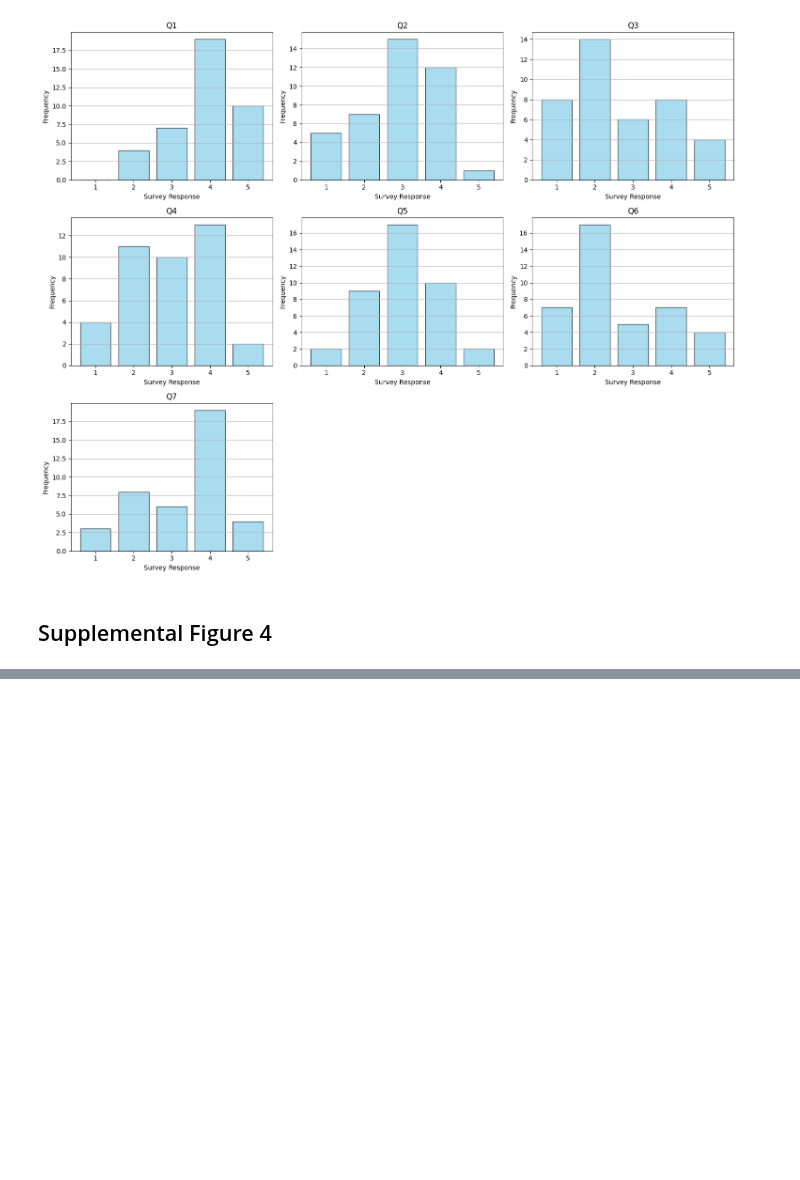
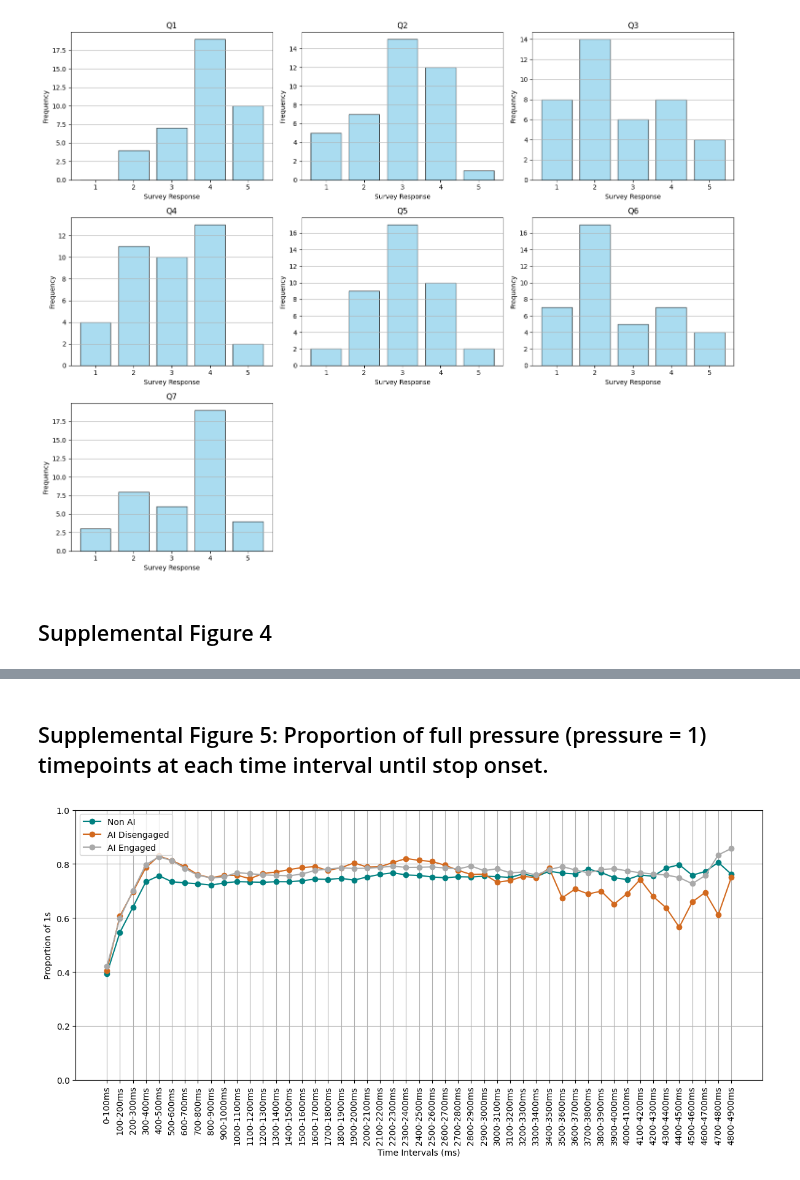
Before and after one commit to kriti-ach/SharedControlPaper, a Jupyter notebook: notebooks/08_generate_supplemental_figures.ipynb, the cells around one changed output, grey strips where cells are left out. Drawn from its saved outputs; the diff is of its cells as text; code cells hidden in the pictures; blank space fills up the shorter version.

```diff
--- a/notebooks/08_generate_supplemental_figures.ipynb
+++ b/notebooks/08_generate_supplemental_figures.ipynb
@@ -222,0 +225,20 @@ plt.show()
+# %% [markdown]
+## Supplemental Figure 5: Proportion of full pressure (pressure = 1)  timepoints at each time interval until stop onset.
+# %%
+plt.figure(figsize=(12, 6))
+plt.plot(non_ai_proportion_ones.loc['mean across all subjects'], label='Non AI', color='teal', marker='o')
+plt.plot(ai_disengaged_proportion_ones.loc['mean across all subjects'], label='AI Disengaged', color='chocolate', marker='o')
+plt.plot(ai_engaged_proportion_ones.loc['mean across all subjects'], label='AI Engaged', color='darkgray', marker='o')
+
+plt.xlabel('Time Intervals (ms)')
+plt.ylabel("Proportion of 1s")
+plt.xticks(rotation=90)
+plt.ylim(0, 1)
+plt.legend()
+plt.grid()
+plt.tight_layout()
+
+plt.savefig(f'{parent_directory}/figures/figureS5.png', dpi=300)
+plt.show()
+# %% [output]
+[figure, added]
```
Also changed, not shown: parts of 3 cells of this notebook, 14 other files.
